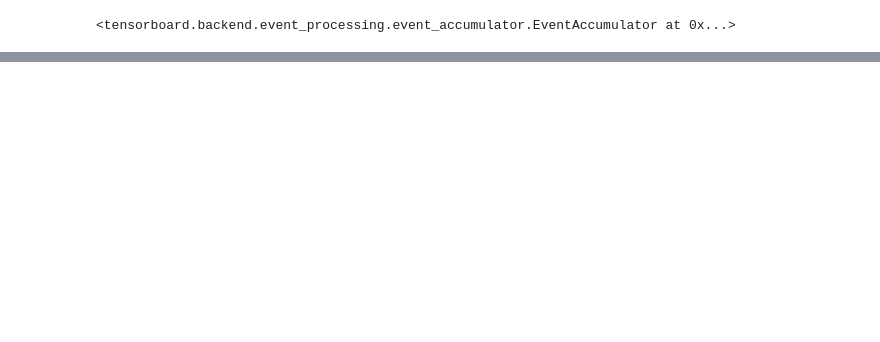
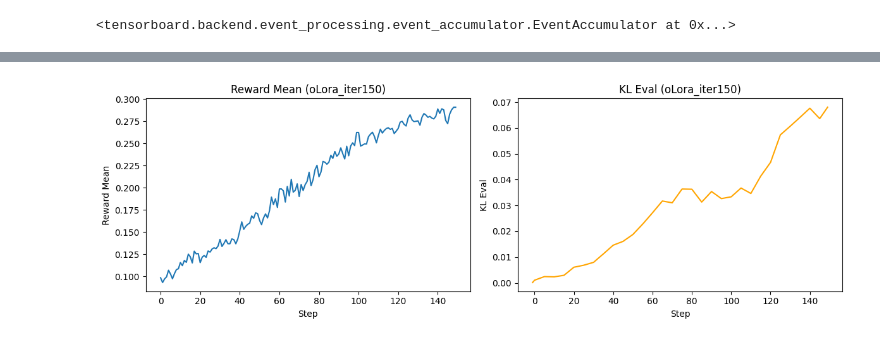
Before and after one commit to redcurryeater/es-forgetting-mitigation, a Jupyter notebook: baseline_graph.ipynb, the cells around one changed output, grey strips where cells are left out. Cells and saved outputs as stored; diff of their text form; code cells hidden in the pictures; blank space fills up the shorter version.

```diff
--- a/baseline_graph.ipynb
+++ b/baseline_graph.ipynb
@@ -50,0 +55,22 @@ plt.savefig("figures/reward_kl_figure_beta0.pdf")
+# %%
+ea_olora = EventAccumulator("logs/oLora_iter150")
+ea_olora.Reload()
+
+fig, (ax1, ax2) = plt.subplots(1, 2, figsize=(12, 4))
+
+events = ea_olora.Scalars("reward/mean")
+ax1.plot([e.step for e in events], [e.value for e in events])
+ax1.set_xlabel("Step")
+ax1.set_ylabel("Reward Mean")
+ax1.set_title("Reward Mean (oLora_iter150)")
+
+events = ea_olora.Scalars("kl/eval")
+ax2.plot([e.step for e in events], [e.value for e in events], color='orange')
+ax2.set_xlabel("Step")
+ax2.set_ylabel("KL Eval")
+ax2.set_title("KL Eval (oLora_iter150)")
+
+plt.tight_layout()
+plt.savefig("figures/reward_kl_figure_olora.pdf")
+# %% [output]
+[figure, added]
```
Also changed, not shown: parts of 4 cells of this notebook, 4 other files.
